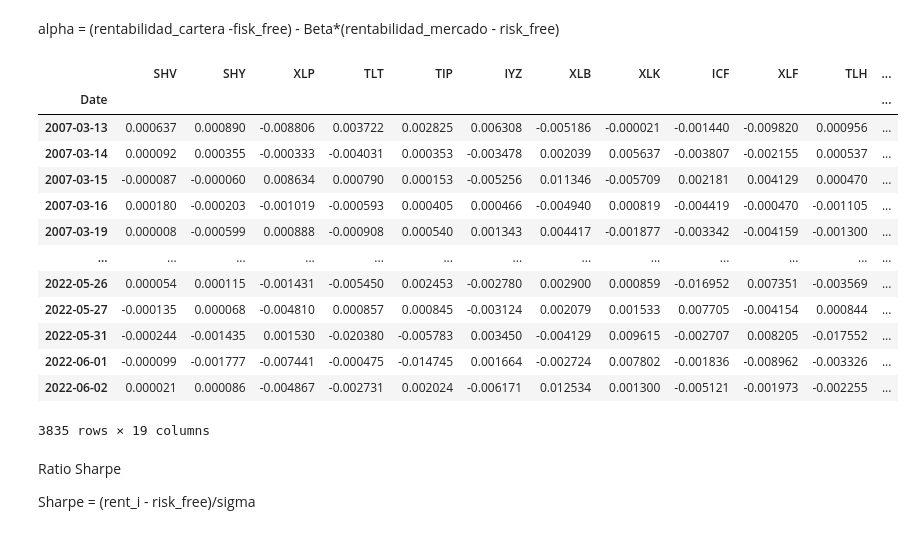
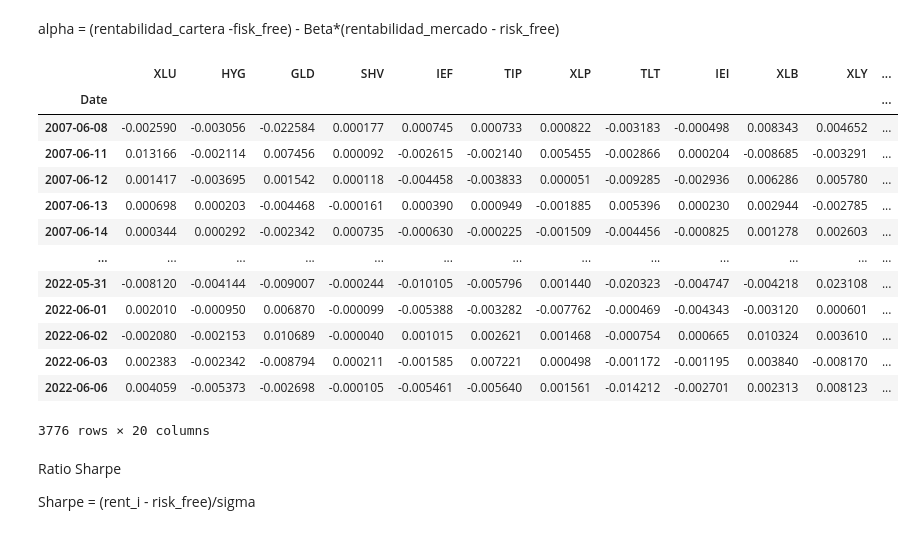
Before and after one commit to NicoGuillen/Backtest, a Jupyter notebook: Quant_Features.ipynb, the cells around one changed output. Drawn from its saved outputs; the diff is of its cells as text; code cells hidden in the pictures.

```diff
--- a/Quant_Features.ipynb
+++ b/Quant_Features.ipynb
@@ -49,7 +50,8 @@ etf_tickers = ["XLB", # Materials. 1998-12-22
                "TLT", # +20 Year Treasury Bond. 2002-07-30
                "TIP", # Bonos ligados a la inflacción. 2003-12-05 *****
                "ICF", # Inmobiliario. 2001-02-02
-               "IYZ" # Telecomunicaciones. 2000-05-22
+               "IYZ", # Telecomunicaciones. 2000-05-22
+               'HYG' # High Yield. 2007
                ]
 # %%
 etf_highYield = ['HYG', 'PHB', 'JNK', 'BKLN']
@@ -376,5 +381,6 @@ def calcular_beta(data, indice, periodo):
 
     return beta.iloc[periodo:,:]
 # %%
-calcular_beta(closeyf, ew_index_base_cero, 40) # Tomo como reerncia 2M (40 días de tading)
+beta = calcular_beta(closeyf, ew_index_base_cero, 40) # Tomo como reerncia 2M (40 días de tading)
+beta.head()
 # %% [output]
@@ -448,22 +447,23 @@ def calcular_alfa_jensen(data, indice, periodo):
 
     return alpha
 # %%
-calcular_alfa_jensen(closeyf, ew_index_base_cero, 40)
+alpha = calcular_alfa_jensen(closeyf, ew_index_base_cero, 40)
+alpha
 # %% [output]
-|  | SHV | SHY | XLP | TLT | TIP | IYZ | XLB | XLK | ICF | XLF | TLH | ... |
+|  | XLU | HYG | GLD | SHV | IEF | TIP | XLP | TLT | IEI | XLB | XLY | ... |
 | Date |  |  |  |  |  |  |  |  |  |  |  | ... |
-| 2007-03-13 | 0.000637 | 0.000890 | -0.008806 | 0.003722 | 0.002825 | 0.006308 | -0.005186 | -0.000021 | -0.001440 | -0.009820 | 0.000956 | ... |
-| 2007-03-14 | 0.000092 | 0.000355 | -0.000333 | -0.004031 | 0.000353 | -0.003478 | 0.002039 | 0.005637 | -0.003807 | -0.002155 | 0.000537 | ... |
-| 2007-03-15 | -0.000087 | -0.000060 | 0.008634 | 0.000790 | 0.000153 | -0.005256 | 0.011346 | -0.005709 | 0.002181 | 0.004129 | 0.000470 | ... |
-| 2007-03-16 | 0.000180 | -0.000203 | -0.001019 | -0.000593 | 0.000405 | 0.000466 | -0.004940 | 0.000819 | -0.004419 | -0.000470 | -0.001105 | ... |
-| 2007-03-19 | 0.000008 | -0.000599 | 0.000888 | -0.000908 | 0.000540 | 0.001343 | 0.004417 | -0.001877 | -0.003342 | -0.004159 | -0.001300 | ... |
+| 2007-06-08 | -0.002590 | -0.003056 | -0.022584 | 0.000177 | 0.000745 | 0.000733 | 0.000822 | -0.003183 | -0.000498 | 0.008343 | 0.004652 | ... |
+| 2007-06-11 | 0.013166 | -0.002114 | 0.007456 | 0.000092 | -0.002615 | -0.002140 | 0.005455 | -0.002866 | 0.000204 | -0.008685 | -0.003291 | ... |
+| 2007-06-12 | 0.001417 | -0.003695 | 0.001542 | 0.000118 | -0.004458 | -0.003833 | 0.000051 | -0.009285 | -0.002936 | 0.006286 | 0.005780 | ... |
+| 2007-06-13 | 0.000698 | 0.000203 | -0.004468 | -0.000161 | 0.000390 | 0.000949 | -0.001885 | 0.005396 | 0.000230 | 0.002944 | -0.002785 | ... |
+| 2007-06-14 | 0.000344 | 0.000292 | -0.002342 | 0.000735 | -0.000630 | -0.000225 | -0.001509 | -0.004456 | -0.000825 | 0.001278 | 0.002603 | ... |
 | ... | ... | ... | ... | ... | ... | ... | ... | ... | ... | ... | ... | ... |
-| 2022-05-26 | 0.000054 | 0.000115 | -0.001431 | -0.005450 | 0.002453 | -0.002780 | 0.002900 | 0.000859 | -0.016952 | 0.007351 | -0.003569 | ... |
-| 2022-05-27 | -0.000135 | 0.000068 | -0.004810 | 0.000857 | 0.000845 | -0.003124 | 0.002079 | 0.001533 | 0.007705 | -0.004154 | 0.000844 | ... |
-| 2022-05-31 | -0.000244 | -0.001435 | 0.001530 | -0.020380 | -0.005783 | 0.003450 | -0.004129 | 0.009615 | -0.002707 | 0.008205 | -0.017552 | ... |
-| 2022-06-01 | -0.000099 | -0.001777 | -0.007441 | -0.000475 | -0.014745 | 0.001664 | -0.002724 | 0.007802 | -0.001836 | -0.008962 | -0.003326 | ... |
-| 2022-06-02 | 0.000021 | 0.000086 | -0.004867 | -0.002731 | 0.002024 | -0.006171 | 0.012534 | 0.001300 | -0.005121 | -0.001973 | -0.002255 | ... |
+| 2022-05-31 | -0.008120 | -0.004144 | -0.009007 | -0.000244 | -0.010105 | -0.005796 | 0.001440 | -0.020323 | -0.004747 | -0.004218 | 0.023108 | ... |
+| 2022-06-01 | 0.002010 | -0.000950 | 0.006870 | -0.000099 | -0.005388 | -0.003282 | -0.007762 | -0.000469 | -0.004343 | -0.003120 | 0.000601 | ... |
+| 2022-06-02 | -0.002080 | -0.002153 | 0.010689 | -0.000040 | 0.001015 | 0.002621 | 0.001468 | -0.000754 | 0.000665 | 0.010324 | 0.003610 | ... |
+| 2022-06-03 | 0.002383 | -0.002342 | -0.008794 | 0.000211 | -0.001585 | 0.007221 | 0.000498 | -0.001172 | -0.001195 | 0.003840 | -0.008170 | ... |
+| 2022-06-06 | 0.004059 | -0.005373 | -0.002698 | -0.000105 | -0.005461 | -0.005640 | 0.001561 | -0.014212 | -0.002701 | 0.002313 | 0.008123 | ... |
-3835 rows × 19 columns
+3776 rows × 20 columns
 # %% [markdown]
 Ratio Sharpe
 
```
Also changed, not shown: parts of 46 cells of this notebook, 1 other file.
